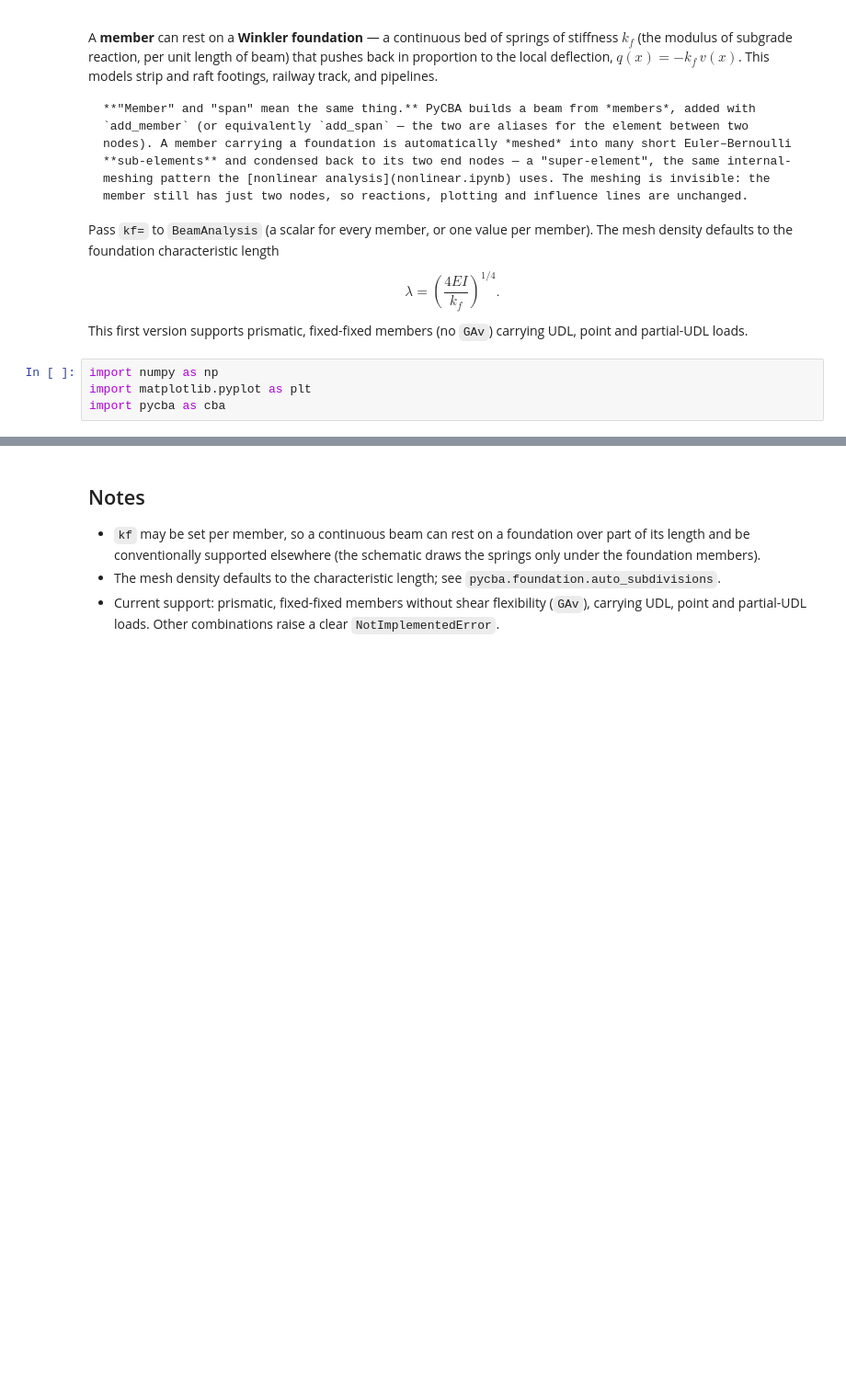
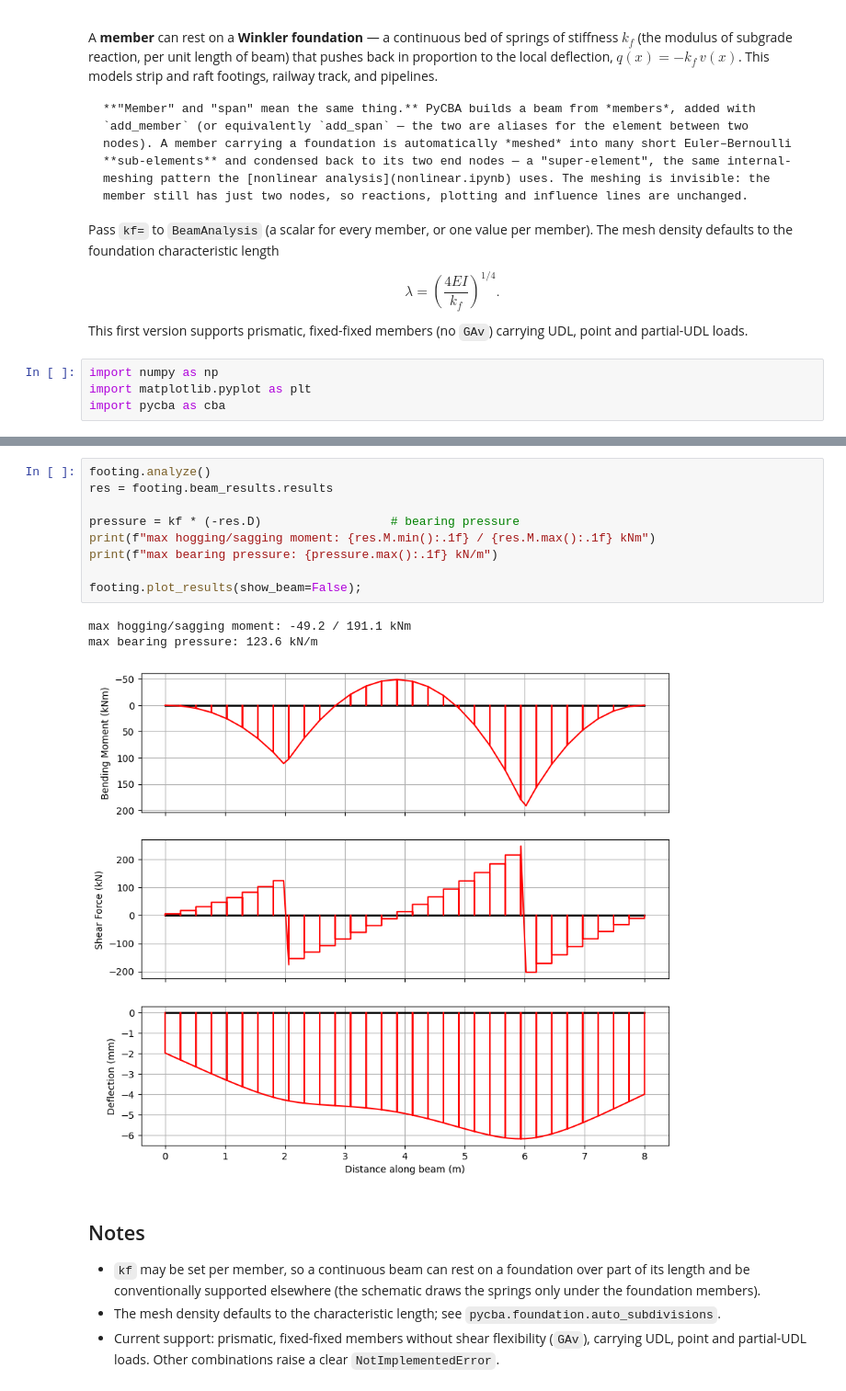
Before and after one commit to ccaprani/pycba, a Jupyter notebook: docs/source/notebooks/foundation.ipynb, the cells around one changed output, grey strips where cells are left out. Shown at 92% size. Saved outputs shown, nothing was run; the diff lists cells and outputs as text; blank space fills up the shorter version.

```diff
--- a/docs/source/notebooks/foundation.ipynb
+++ b/docs/source/notebooks/foundation.ipynb
@@ -69,3 +64,16 @@ max bearing pressure: 123.6 kN/m
+# %%
+footing.analyze()
+res = footing.beam_results.results
+
+pressure = kf * (-res.D)                  # bearing pressure
+print(f"max hogging/sagging moment: {res.M.min():.1f} / {res.M.max():.1f} kNm")
+print(f"max bearing pressure: {pressure.max():.1f} kN/m")
+
+footing.plot_results(show_beam=False);
+# %% [output]
+max hogging/sagging moment: -49.2 / 191.1 kNm
+max bearing pressure: 123.6 kN/m
+[figure, added]
 # %% [markdown]
 ## Notes
 
```
Also changed, not shown: parts of 5 cells of this notebook.
